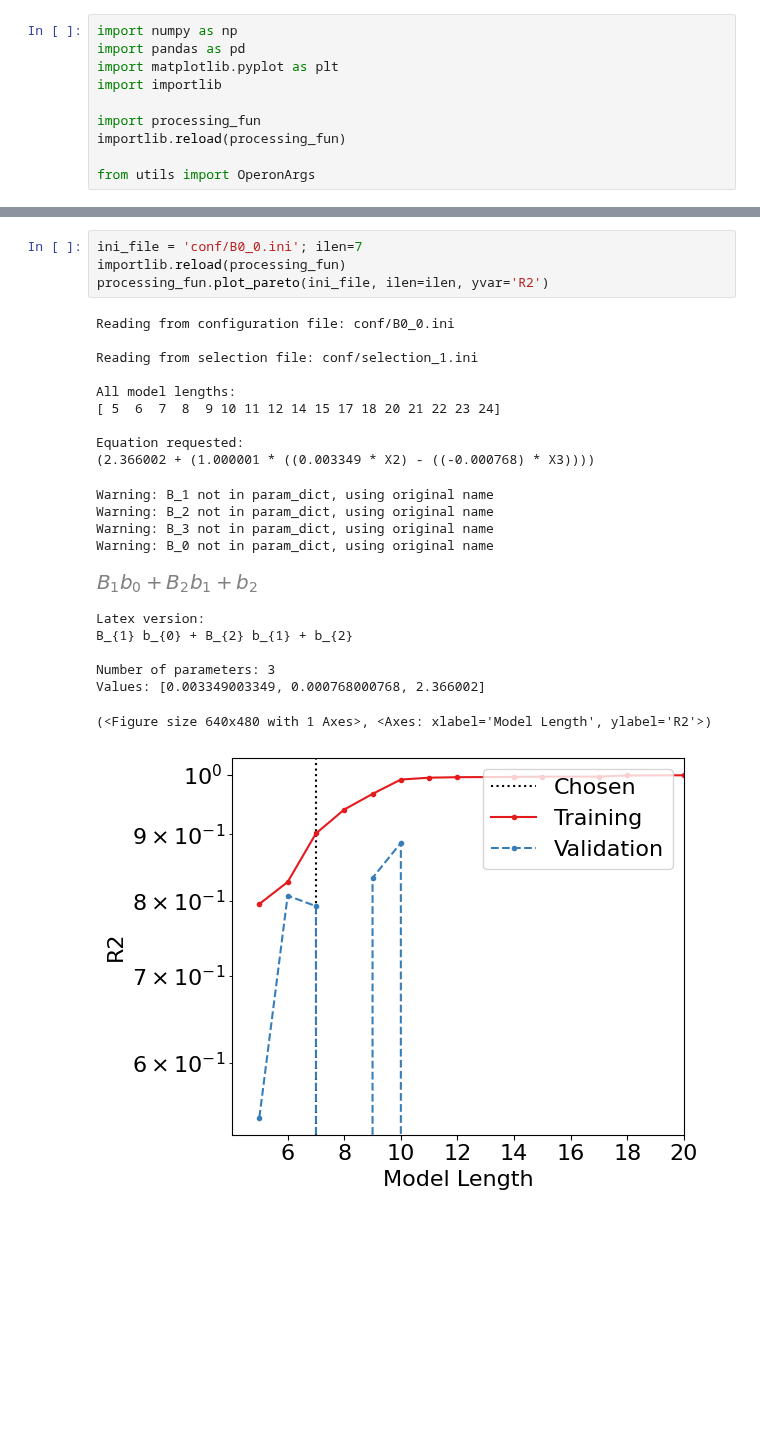
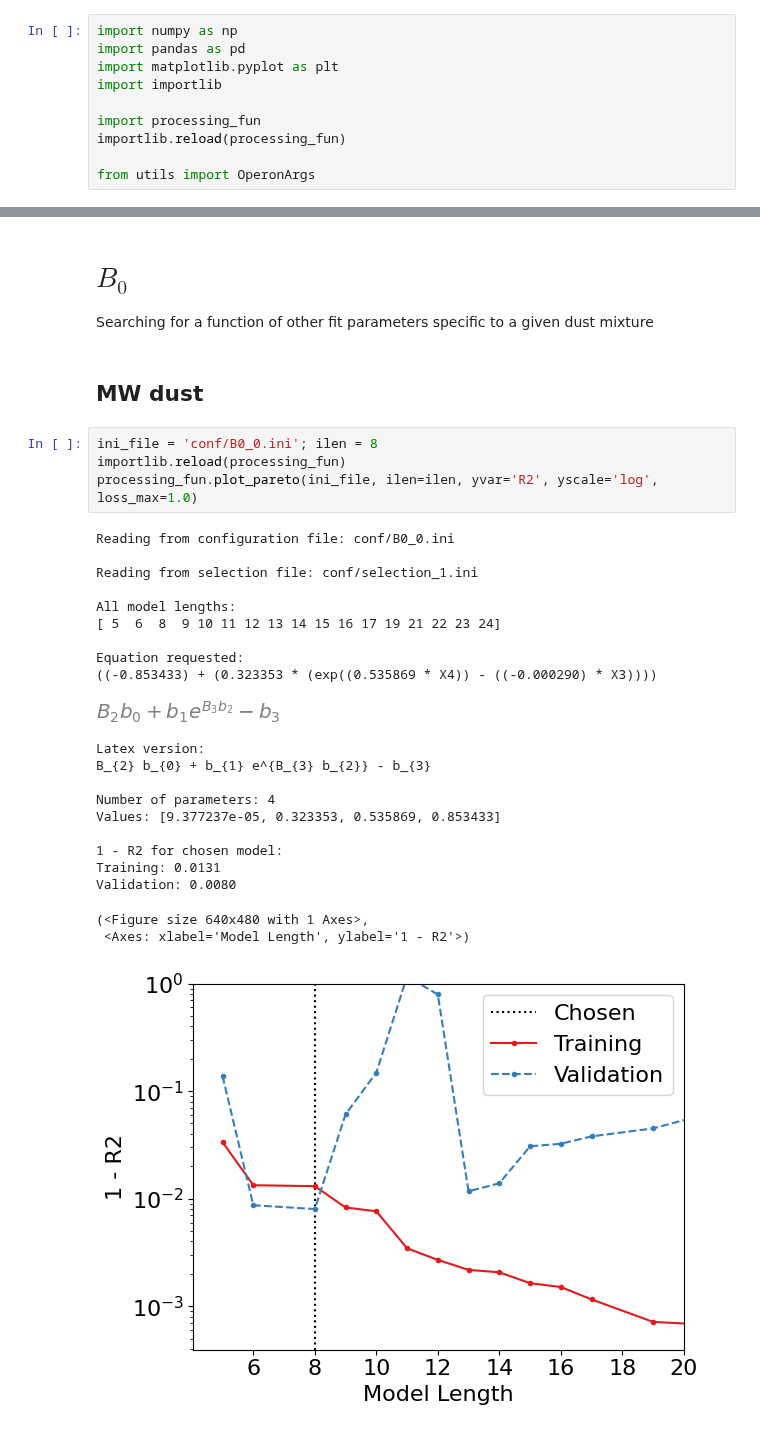
Before and after one commit to maho3/iob-attenuation, a Jupyter notebook: gal_props/gal_prop_results.ipynb, the cells around one changed output, grey strips where cells are left out. Drawn from its saved outputs; the diff is of its cells as text; blank space fills up the shorter version.

```diff
--- a/gal_props/gal_prop_results.ipynb
+++ b/gal_props/gal_prop_results.ipynb
@@ -34,26 +42,33 @@ Values: [1.0437456436397, 0.006858821124, 0.036547]
+# %% [markdown]
+# $B_0$
+
+Searching for a function of other fit parameters specific to a given dust mixture
+# %% [markdown]
+## MW dust
 # %%
-ini_file = 'conf/B0_0.ini'; ilen=7
+ini_file = 'conf/B0_0.ini'; ilen = 8
 importlib.reload(processing_fun)
-processing_fun.plot_pareto(ini_file, ilen=ilen, yvar='R2')
+processing_fun.plot_pareto(ini_file, ilen=ilen, yvar='R2', yscale='log', loss_max=1.0)
 # %% [output]
 Reading from configuration file: conf/B0_0.ini
 
 Reading from selection file: conf/selection_1.ini
 
 All model lengths:
-[ 5  6  7  8  9 10 11 12 14 15 17 18 20 21 22 23 24]
+[ 5  6  8  9 10 11 12 13 14 15 16 17 19 21 22 23 24]
 
 Equation requested:
-(2.366002 + (1.000001 * ((0.003349 * X2) - ((-0.000768) * X3))))
+((-0.853433) + (0.323353 * (exp((0.535869 * X4)) - ((-0.000290) * X3))))
+[figure, new version]
-Warning: B_1 not in param_dict, using original name
-Warning: B_2 not in param_dict, using original name
-Warning: B_3 not in param_dict, using original name
-Warning: B_0 not in param_dict, using original name
+Latex version:
+B_{2} b_{0} + b_{1} e^{B_{3} b_{2}} - b_{3}
+
+Number of parameters: 4
+Values: [9.377237e-05, 0.323353, 0.535869, 0.853433]
+
+1 - R2 for chosen model:
+Training: 0.0131
+Validation: 0.0080
-[figure, old version]
-Latex version:
-B_{1} b_{0} + B_{2} b_{1} + b_{2}
-
-Number of parameters: 3
-Values: [0.003349003349, 0.000768000768, 2.366002]
+(<Figure size 640x480 with 1 Axes>,
+ <Axes: xlabel='Model Length', ylabel='1 - R2'>)
-(<Figure size 640x480 with 1 Axes>, <Axes: xlabel='Model Length', ylabel='R2'>)
-[figure, old version]
+[figure, new version]
```
Also changed, not shown: parts of 16 cells of this notebook, 14 other files.
